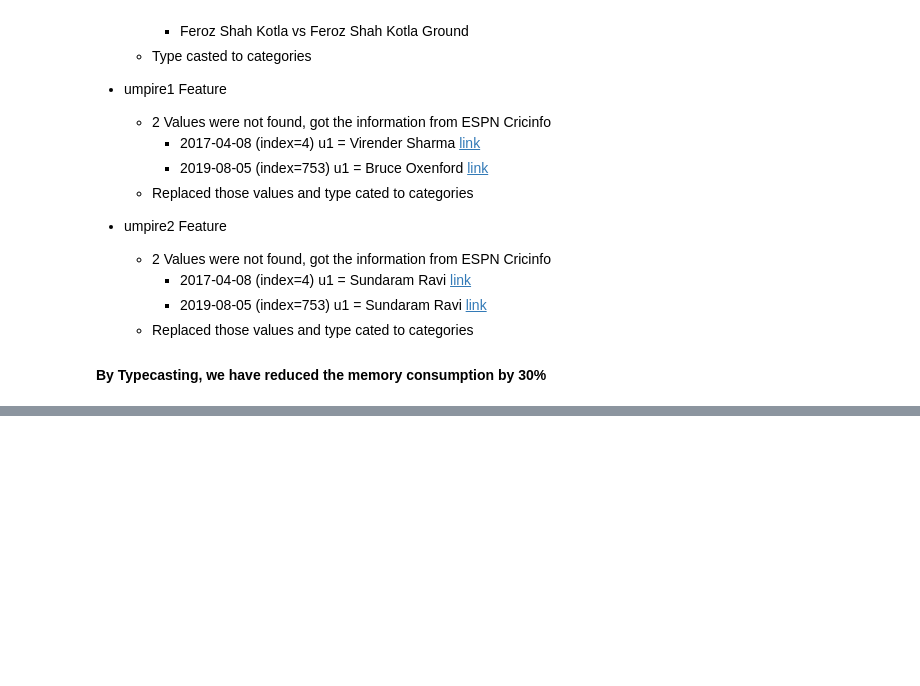
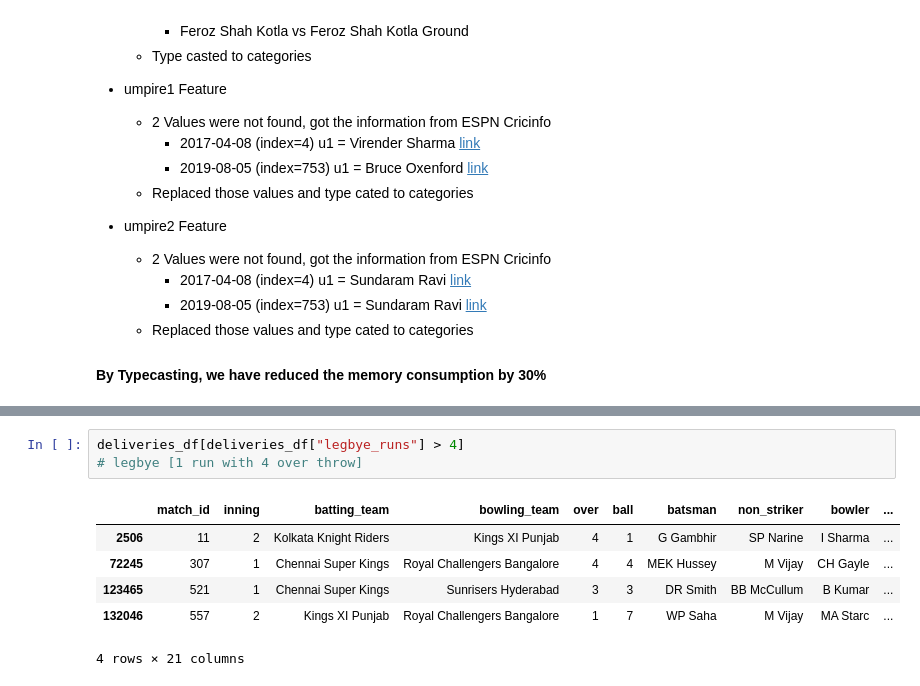
Before and after one commit to djsbalakrishnan/IPL-Analytics, a Jupyter notebook: Analyze IPL Data.ipynb, the cells around one changed output, grey strips where cells are left out. Cells and saved outputs as stored; diff of their text form; blank space fills up the shorter version.

```diff
--- a/Analyze IPL Data.ipynb
+++ b/Analyze IPL Data.ipynb
@@ -409,0 +448,10 @@ memory usage: 69.9 KB
+# %%
+deliveries_df[deliveries_df["legbye_runs"] > 4]
+# legbye [1 run with 4 over throw]
+# %% [output]
+|  | match_id | inning | batting_team | bowling_team | over | ball | batsman | non_striker | bowler | ... |
+| 2506 | 11 | 2 | Kolkata Knight Riders | Kings XI Punjab | 4 | 1 | G Gambhir | SP Narine | I Sharma | ... |
+| 72245 | 307 | 1 | Chennai Super Kings | Royal Challengers Bangalore | 4 | 4 | MEK Hussey | M Vijay | CH Gayle | ... |
+| 123465 | 521 | 1 | Chennai Super Kings | Sunrisers Hyderabad | 3 | 3 | DR Smith | BB McCullum | B Kumar | ... |
+| 132046 | 557 | 2 | Kings XI Punjab | Royal Challengers Bangalore | 1 | 7 | WP Saha | M Vijay | MA Starc | ... |
+4 rows × 21 columns
```
Also changed, not shown: parts of 14 cells of this notebook.
